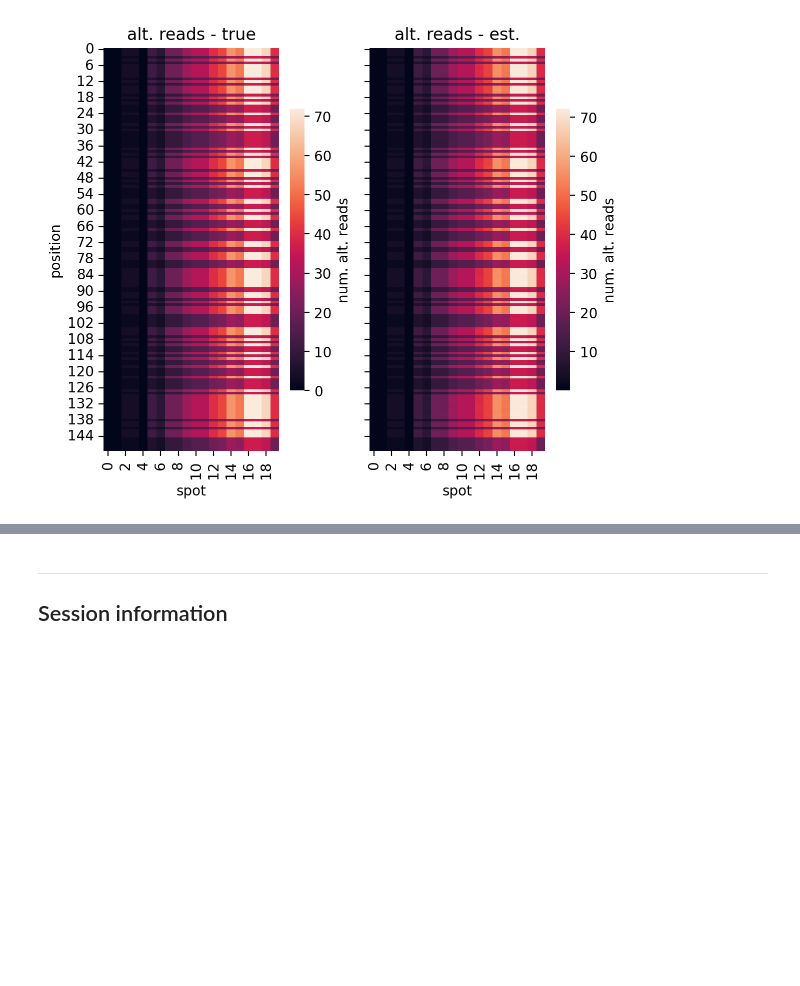
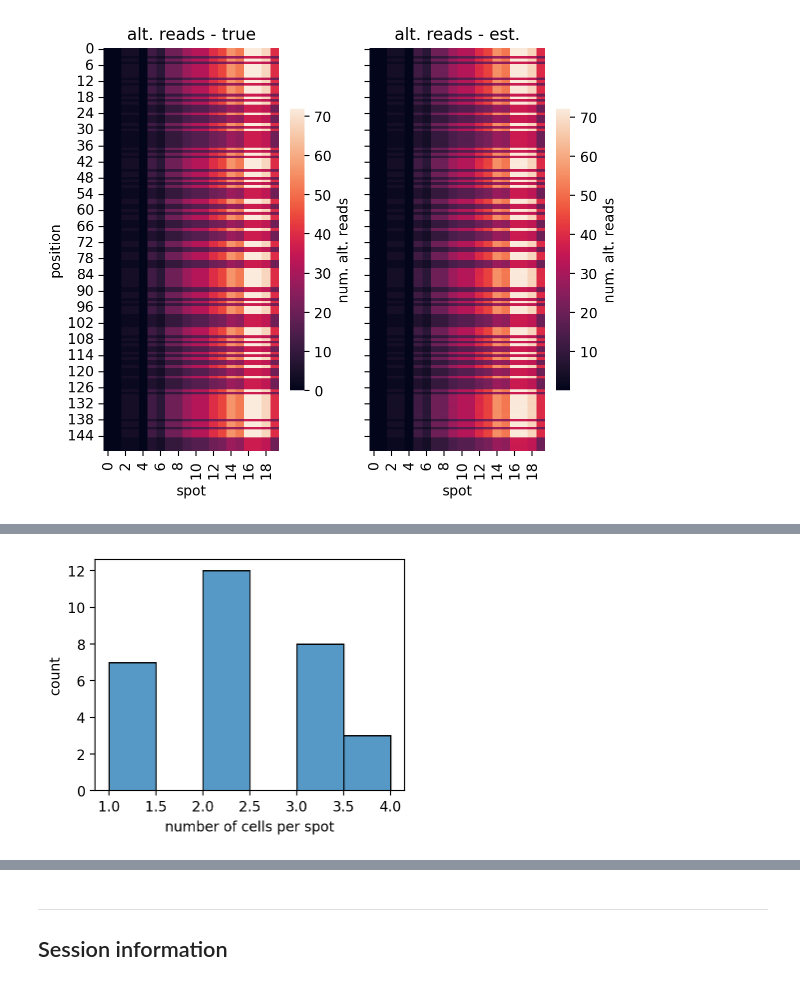
Before and after one commit to jhrcook/pymc-tumoroscope, a Jupyter notebook: tumoroscope.ipynb, the cells around one changed output, grey strips where cells are left out. Saved outputs shown, nothing was run; the diff lists cells and outputs as text; code cells hidden in the pictures; blank space fills up the shorter version.

```diff
--- a/tumoroscope.ipynb
+++ b/tumoroscope.ipynb
@@ -601,0 +663,8 @@ fig.tight_layout()
+# %%
+_, ax = plt.subplots(figsize=(4, 3))
+sns.histplot(cell_counts.flatten(), binwidth=0.5, ax=ax)
+ax.set_xlabel("number of cells per spot")
+ax.set_ylabel("count")
+plt.show()
+# %% [output]
+[figure, added]
```
Also changed, not shown: parts of 11 cells of this notebook, 8 other files.
